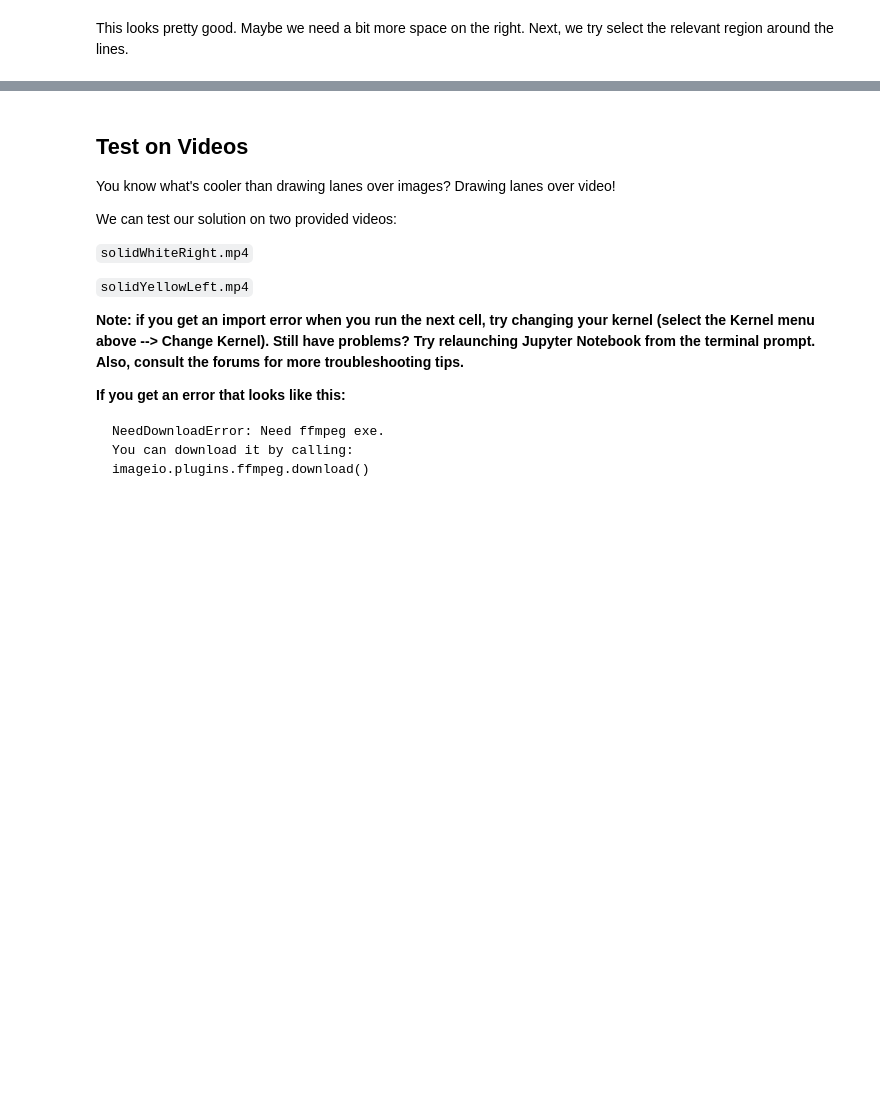
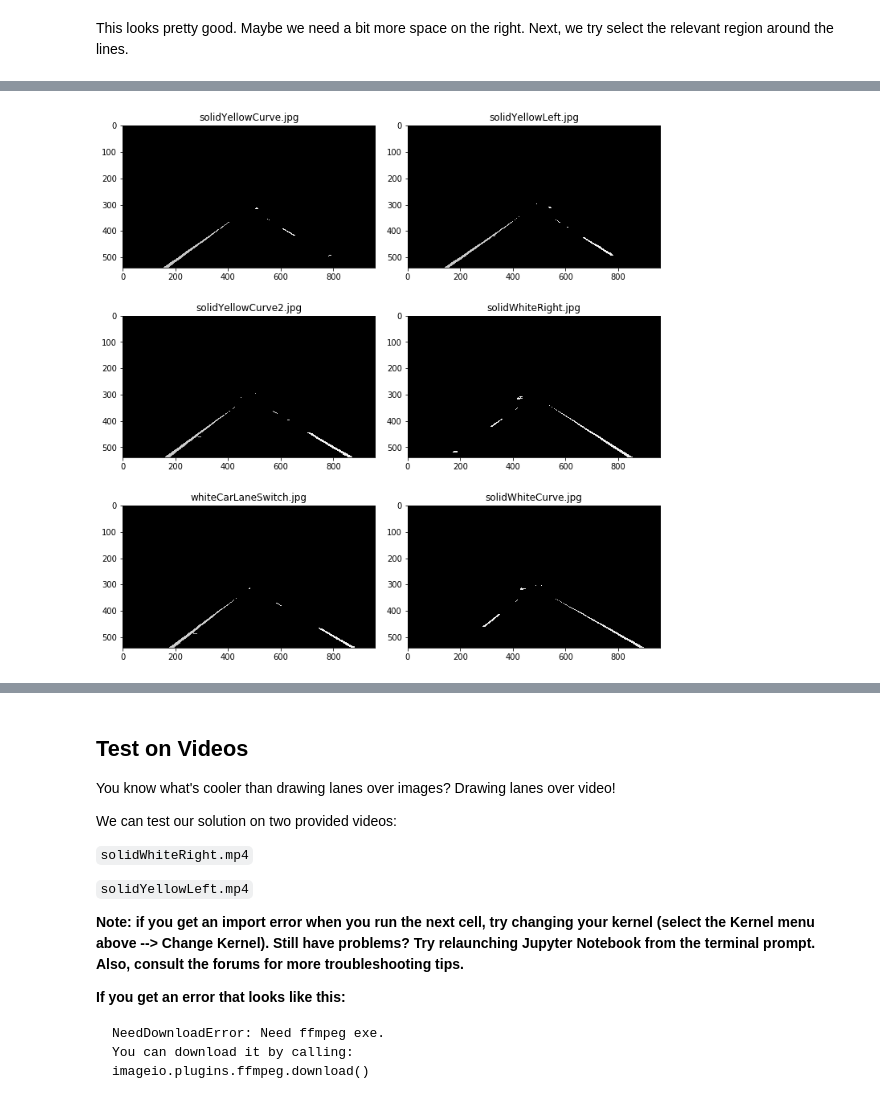
Before and after one commit to julia-kraus/CarND-LaneLines-P1, a Jupyter notebook: P1-Copy1.ipynb, the cells around one changed output, grey strips where cells are left out. Drawn from its saved outputs; the diff is of its cells as text; code cells hidden in the pictures; blank space fills up the shorter version.

```diff
--- a/P1-Copy1.ipynb
+++ b/P1-Copy1.ipynb
@@ -88,7 +88,7 @@ import math
 
 # try this again later. I now think that vertices are the same as apex, left_bottom and right_bottom in
 # region_of_interest2.
-def region_of_interest(img, vertices):
+def region_of_interest(img, vertices=[]):
     """
     Applies an image mask.
 
@@ -136,7 +136,8 @@ def region_of_interest2(img):
 
     # Mask region selection
     image = np.copy(img)
-    image[~region_thresholds] = [0, 0, 0]
+    # write if else depending on number of color channels e.g. [0, 0, 0] for three channesl
+    image[~region_thresholds] = 0
     return image
 
 def to_hls(img):
@@ -165,14 +166,24 @@ def color_select(img):
 def grayscale(img):
     return cv2.cvtColor(img, cv2.COLOR_RGB2GRAY)
 
+def gaussian_blur(img, kernel_size=3):
+    """Applies a Gaussian Noise kernel"""
+    return cv2.GaussianBlur(img, (kernel_size, kernel_size), 0)
 
 def canny(img, low_threshold, high_threshold):
     """Applies the Canny transform"""
     return cv2.Canny(img, low_threshold, high_threshold)
 
-def gaussian_blur(img, kernel_size):
-    """Applies a Gaussian Noise kernel"""
-    return cv2.GaussianBlur(img, (kernel_size, kernel_size), 0)
+def hough_lines(img, rho, theta, threshold, min_line_len, max_line_gap):
+    """
+    `img` should be the output of a Canny transform.
+
+    Returns an image with hough lines drawn.
+    """
+    lines = cv2.HoughLinesP(img, rho, theta, threshold, np.array([]), minLineLength=min_line_len, maxLineGap=max_line_gap)
+    line_img = np.zeros((img.shape[0], img.shape[1], 3), dtype=np.uint8)
+    draw_lines(line_img, lines)
+    return line_img
 
 
 def draw_lines(img, lines, color=[255, 0, 0], thickness=2):
@@ -287,0 +293,5 @@ show_test_images(color_sel)
+# %%
+region_sel = [region_of_interest2(img) for img in gray_imgs]
+show_test_images(region_sel)
+# %% [output]
+[figure, added]
```
Also changed, not shown: parts of 11 cells of this notebook.
